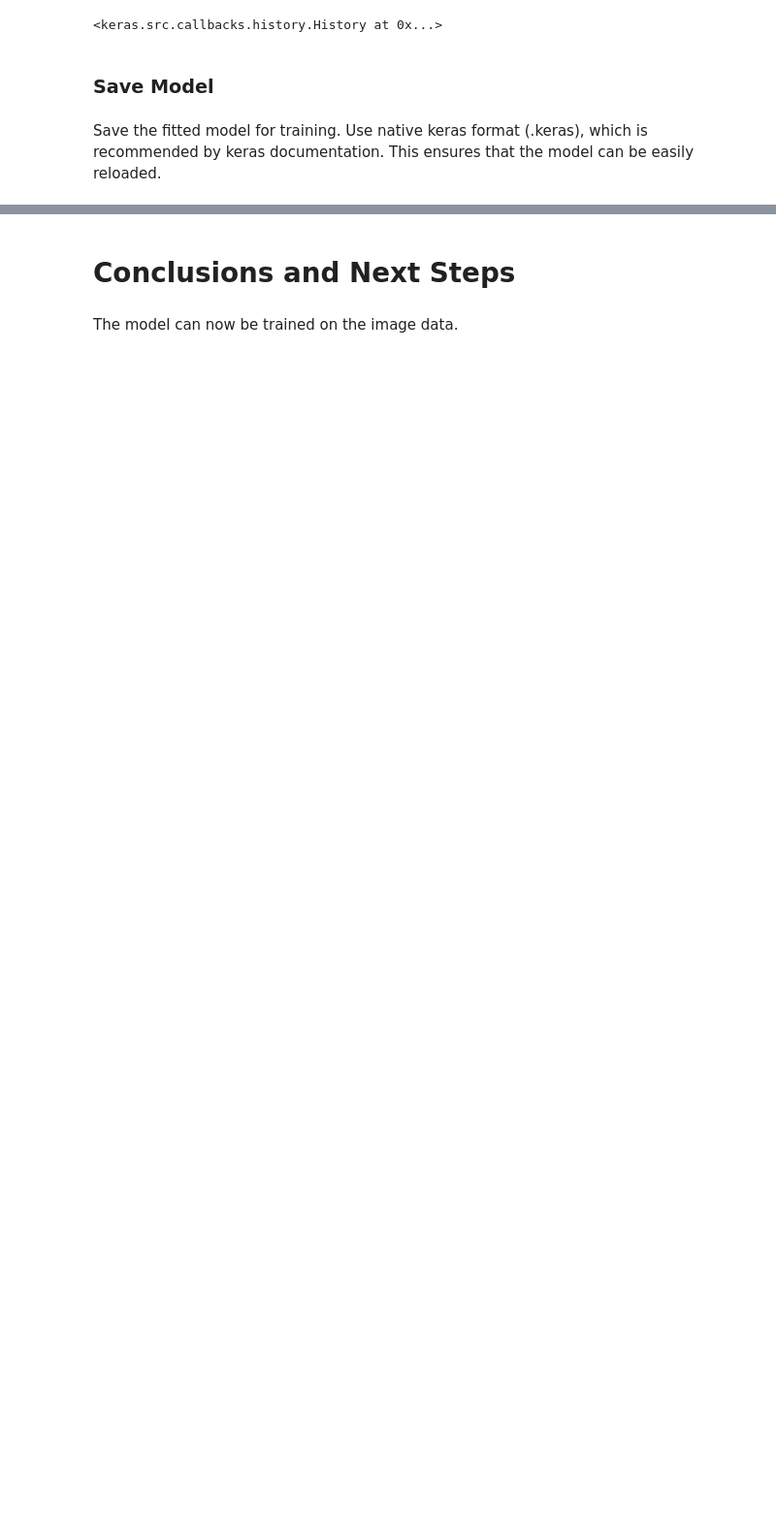
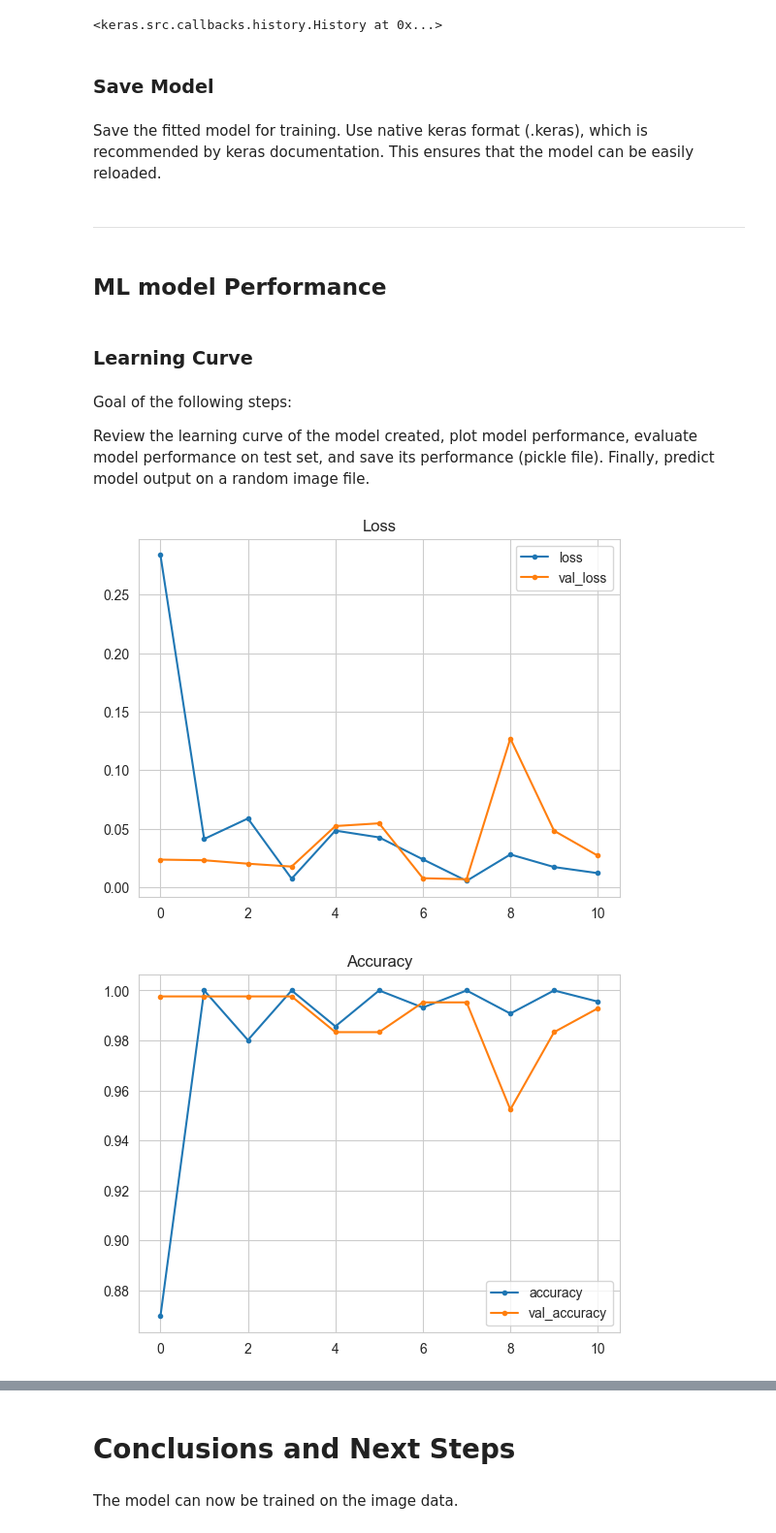
Before and after one commit to nathiedeheyl/pp5_mildew-detection, a Jupyter notebook: jupyter_notebooks/03 - Modelling and Evaluating.ipynb, the cells around one changed output, grey strips where cells are left out. Shown at 97% size. Saved outputs shown, nothing was run; the diff lists cells and outputs as text; code cells hidden in the pictures; blank space fills up the shorter version.

Commit message:
feat: plot learning curve for model performance

```diff
--- a/jupyter_notebooks/03 - Modelling and Evaluating.ipynb
+++ b/jupyter_notebooks/03 - Modelling and Evaluating.ipynb
@@ -371,3 +371,32 @@ Epoch 11/20
 Save the fitted model for training. Use native keras format (.keras), which is recommended by keras documentation. This ensures that the model can be easily reloaded.
 # %%
 model.save('outputs/v1/mildew_detection_model.keras')
+# %% [markdown]
+---
+# %% [markdown]
+## ML model Performance
+# %% [markdown]
+### Learning Curve
+# %% [markdown]
+Goal of the following steps:
+
+Review the learning curve of the model created, plot model performance, evaluate model performance on test set, and save its performance (pickle file). Finally, predict model output on a random image file.
+# %%
+losses = pd.DataFrame(model.history.history)
+
+sns.set_style("whitegrid")
+losses[['loss', 'val_loss']].plot(style='.-')
+plt.title("Loss")
+plt.savefig(f'{file_path}/model_training_losses.png',
+            bbox_inches='tight', dpi=125)
+plt.show()
+
+print("\n")
+losses[['accuracy', 'val_accuracy']].plot(style='.-')
+plt.title("Accuracy")
+plt.savefig(f'{file_path}/model_training_acc.png',
+            bbox_inches='tight', dpi=125)
+plt.show()
+# %% [output]
+[figure, added]
+[figure, added]
```
Also changed, not shown: parts of 1 cell of this notebook, 2 other files.
